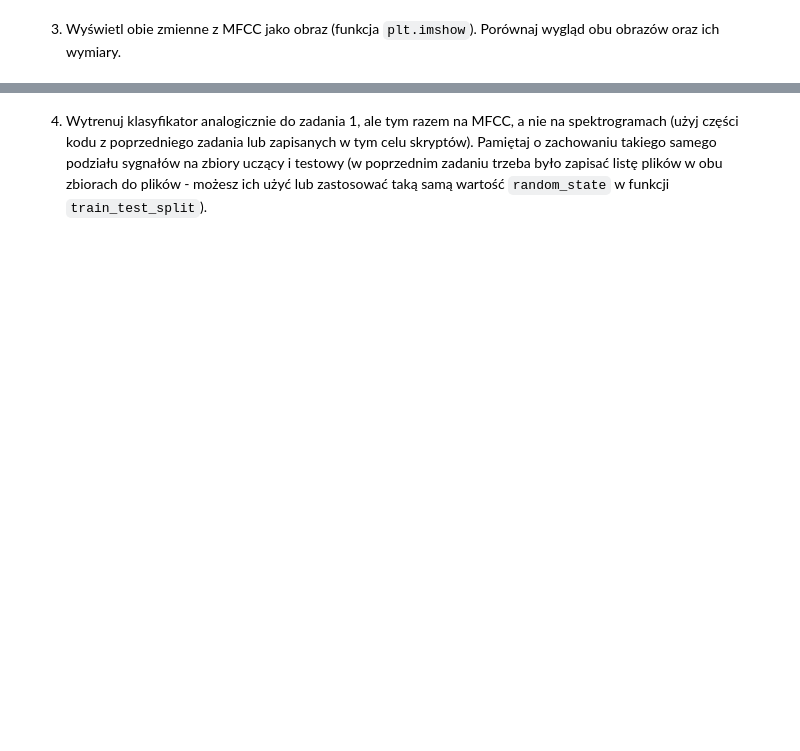
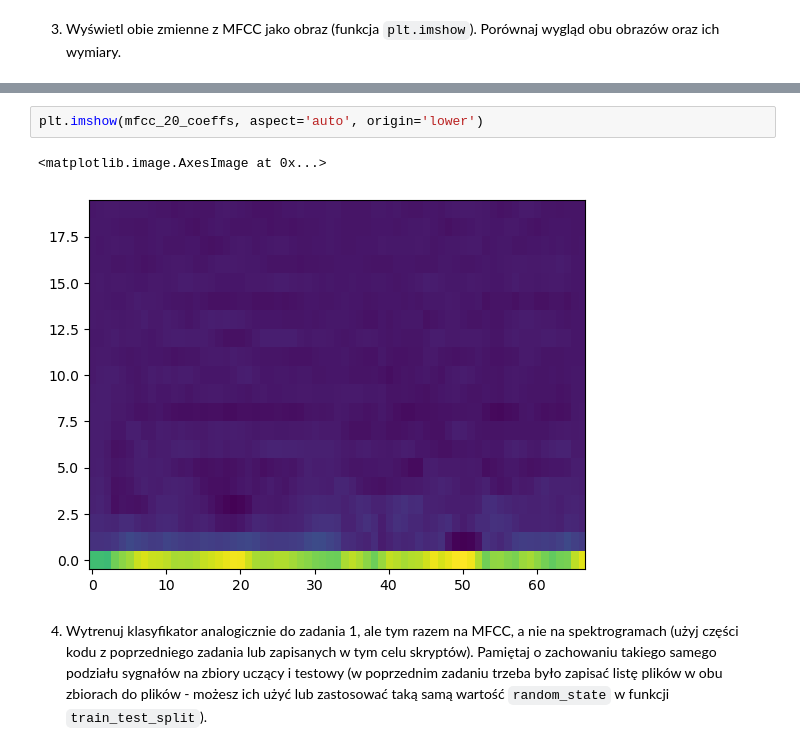
Before and after one commit to matgaj/pum2025, a Jupyter notebook: Lab2/Lab2_zad2_MFCC.ipynb, the cells around one changed output, grey strips where cells are left out. Saved outputs shown, nothing was run; the diff lists cells and outputs as text; blank space fills up the shorter version.

```diff
--- a/Lab2/Lab2_zad2_MFCC.ipynb
+++ b/Lab2/Lab2_zad2_MFCC.ipynb
@@ -23,2 +61,7 @@ mfcc_13_coeffs = librosa.feature.mfcc(x, sr=fs, n_mfcc=13)
+# %%
+plt.imshow(mfcc_20_coeffs, aspect='auto', origin='lower')
+# %% [output]
+<matplotlib.image.AxesImage at 0x...>
+[figure, added]
 # %% [markdown]
 4. Wytrenuj klasyfikator analogicznie do zadania 1, ale tym razem na MFCC, a nie na spektrogramach (użyj części kodu z poprzedniego zadania lub zapisanych w tym celu skryptów). Pamiętaj o zachowaniu takiego samego podziału sygnałów na zbiory uczący i testowy (w poprzednim zadaniu trzeba było zapisać listę plików w obu zbiorach do plików - możesz ich użyć lub zastosować taką samą wartość `random_state` w funkcji `train_test_split`).
```
Also changed, not shown: parts of 12 cells of this notebook, 3 other files.
